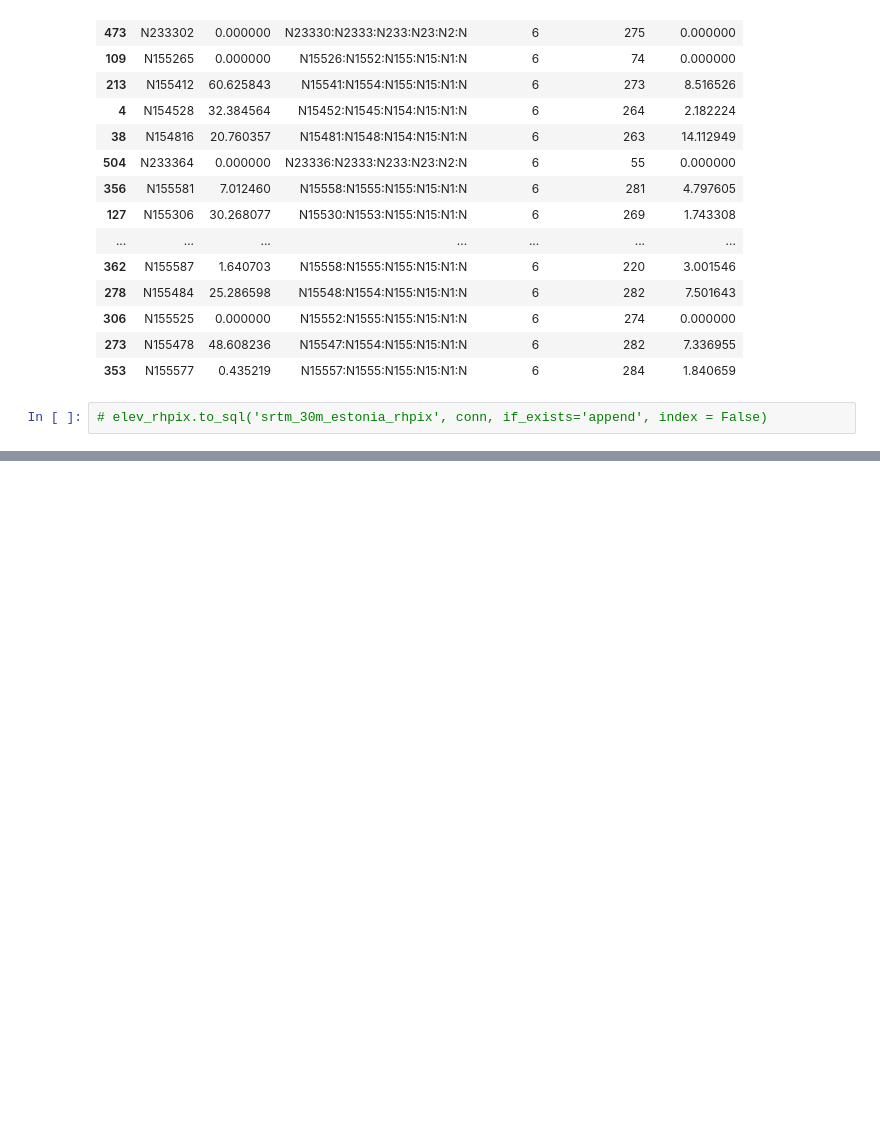
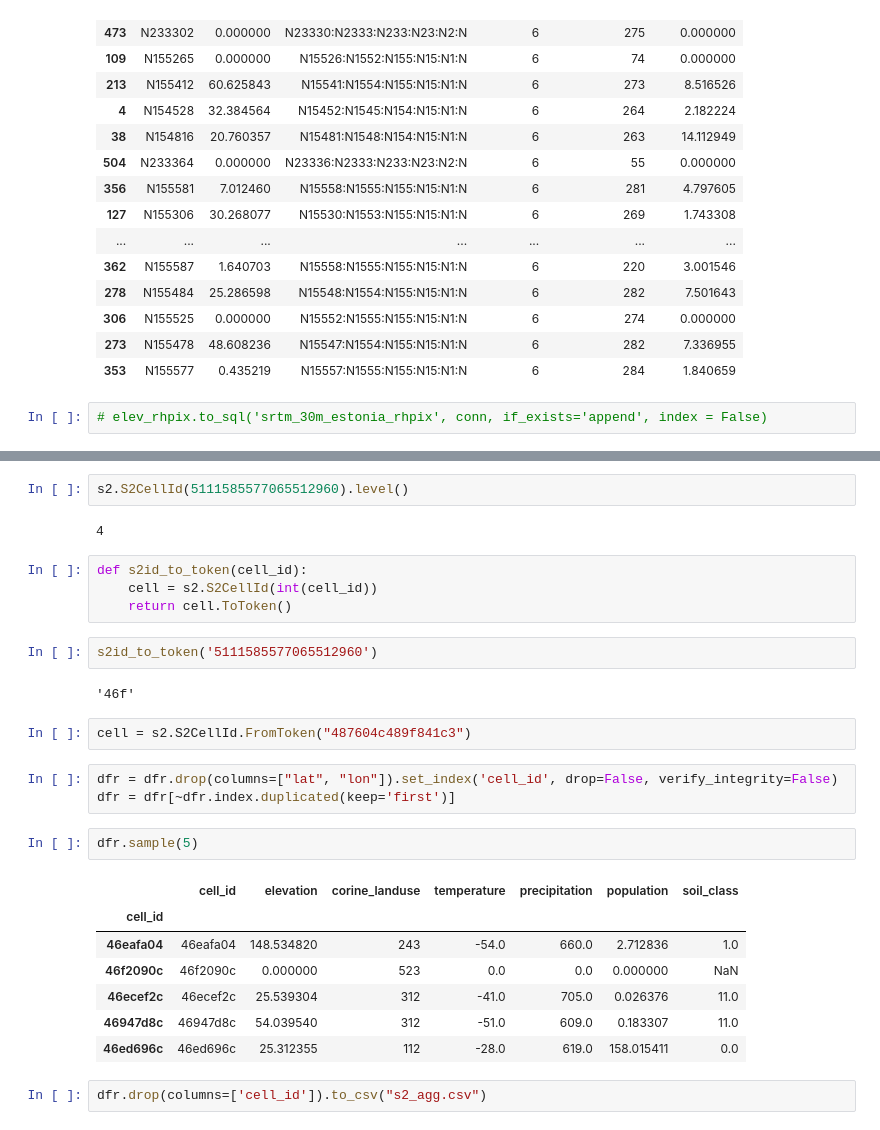
Before and after one commit to allixender/ogcapi-dggs-webdev-python, a Jupyter notebook: misc/db_fill.ipynb, the cells around one changed output, grey strips where cells are left out. Drawn from its saved outputs; the diff is of its cells as text; blank space fills up the shorter version.

```diff
--- a/misc/db_fill.ipynb
+++ b/misc/db_fill.ipynb
@@ -722,0 +861,29 @@ precip.to_parquet(r"R:\kmoch\datacube_data\parquet_src\th3.parquet", compression
+# %%
+s2.S2CellId(5111585577065512960).level()
+# %% [output]
+4
+# %%
+def s2id_to_token(cell_id):
+    cell = s2.S2CellId(int(cell_id))
+    return cell.ToToken()
+# %%
+s2id_to_token('5111585577065512960')
+# %% [output]
+'46f'
+# %%
+cell = s2.S2CellId.FromToken("487604c489f841c3")
+# %%
+dfr = dfr.drop(columns=["lat", "lon"]).set_index('cell_id', drop=False, verify_integrity=False)
+dfr = dfr[~dfr.index.duplicated(keep='first')]
+# %%
+dfr.sample(5)
+# %% [output]
+|  | cell_id | elevation | corine_landuse | temperature | precipitation | population | soil_class |
+| cell_id |  |  |  |  |  |  |  |
+| 46eafa04 | 46eafa04 | 148.534820 | 243 | -54.0 | 660.0 | 2.712836 | 1.0 |
+| 46f2090c | 46f2090c | 0.000000 | 523 | 0.0 | 0.0 | 0.000000 | NaN |
+| 46ecef2c | 46ecef2c | 25.539304 | 312 | -41.0 | 705.0 | 0.026376 | 11.0 |
+| 46947d8c | 46947d8c | 54.039540 | 312 | -51.0 | 609.0 | 0.183307 | 11.0 |
+| 46ed696c | 46ed696c | 25.312355 | 112 | -28.0 | 619.0 | 158.015411 | 0.0 |
+# %%
+dfr.drop(columns=['cell_id']).to_csv("s2_agg.csv")
```
Also changed, not shown: parts of 43 cells of this notebook, 2 other files.
